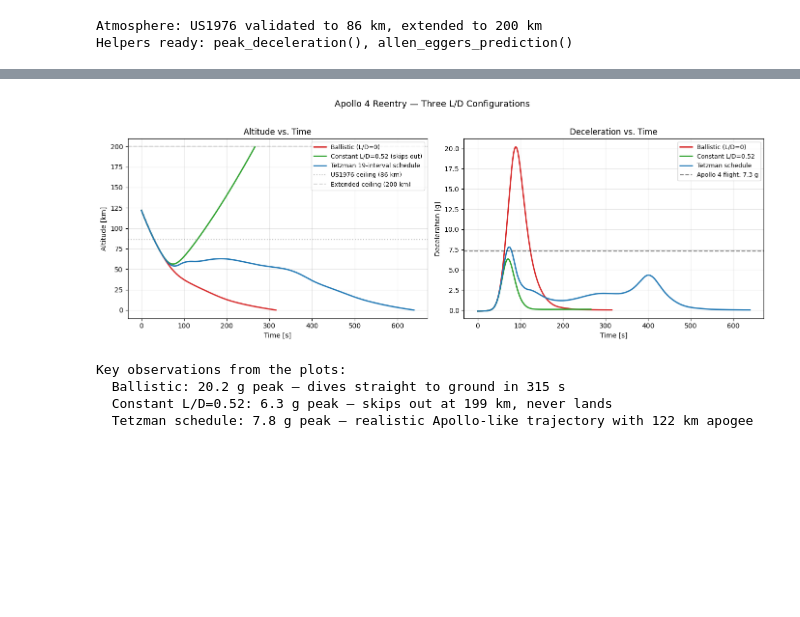
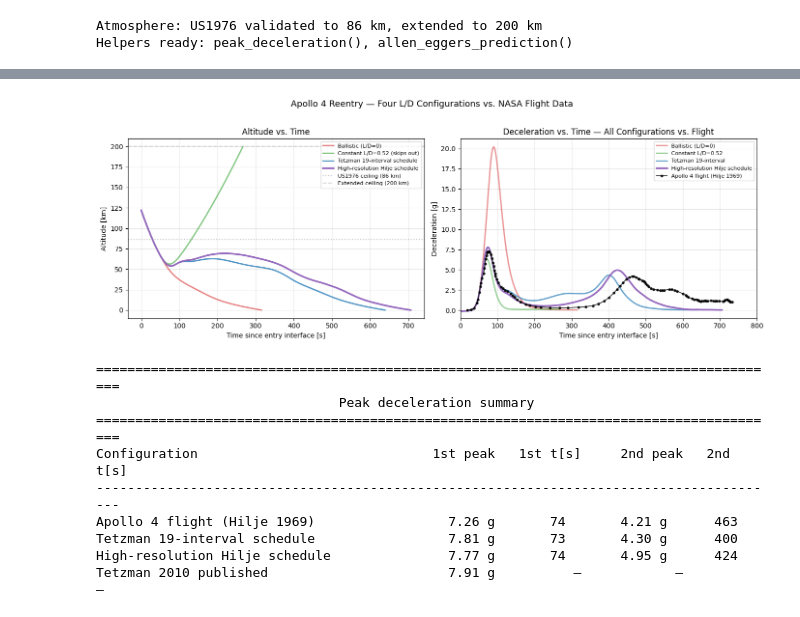
Before and after one commit to marcoravasi1996-gif/Reentrykit, a Jupyter notebook: notebooks/03_real_flight_comparison.ipynb, the cells around one changed output, grey strips where cells are left out. Drawn from its saved outputs; the diff is of its cells as text; code cells hidden in the pictures; blank space fills up the shorter version.

```diff
--- a/notebooks/03_real_flight_comparison.ipynb
+++ b/notebooks/03_real_flight_comparison.ipynb
@@ -214,56 +249,77 @@ Simulator vs. Apollo 4 flight:       +7.0%
 # %%
-"""Apollo 4: visualize the three trajectories to show lift modulation effects."""
+"""Apollo 4: visualize all four simulated trajectories against NASA TN D-5399 flight data."""
 
 fig, axes = plt.subplots(1, 2, figsize=(14, 5))
 
 # --- Left: altitude vs. time ---
 ax = axes[0]
 ax.plot(result_ballistic.time, result_ballistic.altitude / 1000,
-        linewidth=2, label="Ballistic (L/D=0)", color="#d62728")
+        linewidth=2, label="Ballistic (L/D=0)", color="#d62728", alpha=0.6)
 ax.plot(result_constant.time, result_constant.altitude / 1000,
-        linewidth=2, label="Constant L/D=0.52 (skips out)", color="#2ca02c")
+        linewidth=2, label="Constant L/D=0.52 (skips out)", color="#2ca02c", alpha=0.6)
 ax.plot(result_tetzman.time, result_tetzman.altitude / 1000,
-        linewidth=2, label="Tetzman 19-interval schedule", color="#1f77b4")
+        linewidth=2, label="Tetzman 19-interval schedule", color="#1f77b4", alpha=0.8)
+ax.plot(result_highres.time, result_highres.altitude / 1000,
+        linewidth=2.5, label="High-resolution Hilje schedule", color="#9467bd")
 ax.axhline(y=MAX_ALTITUDE / 1000, color="gray", linestyle=":", alpha=0.5,
            label=f"US1976 ceiling ({MAX_ALTITUDE/1000:.0f} km)")
 ax.axhline(y=MAX_EXTENDED_ALTITUDE / 1000, color="gray", linestyle="--", alpha=0.3,
            label=f"Extended ceiling ({MAX_EXTENDED_ALTITUDE/1000:.0f} km)")
-ax.set_xlabel("Time [s]")
+ax.set_xlabel("Time since entry interface [s]")
 ax.set_ylabel("Altitude [km]")
 ax.set_title("Altitude vs. Time")
-ax.legend(loc="upper right", fontsize=9)
+ax.legend(loc="upper right", fontsize=8)
 ax.grid(alpha=0.3)
 
-# --- Right: deceleration magnitude vs. time ---
+# --- Right: deceleration magnitude vs. time, with Apollo flight data overlay ---
 ax = axes[1]
-for result, label, color in [
-    (result_ballistic, "Ballistic (L/D=0)", "#d62728"),
-    (result_constant, "Constant L/D=0.52", "#2ca02c"),
-    (result_tetzman, "Tetzman schedule", "#1f77b4"),
-]:
+configs = [
+    (result_ballistic, "Ballistic (L/D=0)", "#d62728", 2, 0.5),
+    (result_constant, "Constant L/D=0.52", "#2ca02c", 2, 0.5),
+    (result_tetzman, "Tetzman 19-interval", "#1f77b4", 2, 0.7),
+    (result_highres, "High-resolution Hilje schedule", "#9467bd", 2.5, 1.0),
+]
+for result, label, color, lw, alpha in configs:
     dV_dt = np.gradient(result.velocity, result.time)
     g_load = -dV_dt / 9.80665
-    ax.plot(result.time, g_load, linewidth=2, label=label, color=color)
+    ax.plot(result.time, g_load, linewidth=lw, alpha=alpha, label=label, color=color)
 
-ax.axhline(y=7.3, color="black", linestyle="--", alpha=0.5, label="Apollo 4 flight: 7.3 g")
-ax.set_xlabel("Time [s]")
+# Apollo 4 flight data
+ax.plot(apollo_flight_time, apollo_flight_g,
+        marker="o", linestyle="-", markersize=3, linewidth=1.2,
+        label="Apollo 4 flight (Hilje 1969)", color="black", alpha=0.85, zorder=10)
+
+ax.set_xlabel("Time since entry interface [s]")
 ax.set_ylabel("Deceleration [g]")
-ax.set_title("Deceleration vs. Time")
-ax.legend(loc="upper right", fontsize=9)
+ax.set_title("Deceleration vs. Time — All Configurations vs. Flight")
+ax.legend(loc="upper right", fontsize=8)
 ax.grid(alpha=0.3)
-ax.set_ylim(bottom=-1)  # clip small negative numerical noise
+ax.set_xlim(left=0, right=800)
+ax.set_ylim(bottom=-1)
 
-plt.suptitle("Apollo 4 Reentry — Three L/D Configurations", fontsize=13, y=1.02)
+plt.suptitle("Apollo 4 Reentry — Four L/D Configurations vs. NASA Flight Data",
+             fontsize=13, y=1.02)
 plt.tight_layout()
 plt.show()
 
-print("\nKey observations from the plots:")
-print(f"  Ballistic: {peak_bg:.1f} g peak — dives straight to ground in {result_ballistic.time[-1]:.0f} s")
-print(f"  Constant L/D=0.52: {peak_cg:.1f} g peak — skips out at {result_constant.altitude.max()/1000:.0f} km, never lands")
-print(f"  Tetzman schedule: {peak_tg:.1f} g peak — realistic Apollo-like trajectory with {result_tetzman.altitude.max()/1000:.0f} km apogee")
+# --- Summary table ---
+print("=" * 88)
+print(f"{'Peak deceleration summary':^88}")
+print("=" * 88)
+print(f"{'Configuration':<38} {'1st peak':>12} {'1st t[s]':>10} {'2nd peak':>12} {'2nd t[s]':>10}")
+print("-" * 88)
+print(f"{'Apollo 4 flight (Hilje 1969)':<38} {apollo_first_peak_g:>10.2f} g {apollo_first_peak_time:>8.0f} {apollo_second_peak_g:>10.2f} g {apollo_second_peak_time:>8.0f}")
+print(f"{'Tetzman 19-interval schedule':<38} {7.81:>10.2f} g {73:>8.0f} {4.30:>10.2f} g {400:>8.0f}")
+print(f"{'High-resolution Hilje schedule':<38} {peak_hg:>10.2f} g {peak_htime:>8.0f} {second_peak_hg:>10.2f} g {second_peak_htime:>8.0f}")
+print(f"{'Tetzman 2010 published':<38} {7.91:>10.2f} g {'—':>10} {'—':>12} {'—':>10}")
 # %% [output]
-[figure, old version]
+[figure, new version]
-Key observations from the plots:
-  Ballistic: 20.2 g peak — dives straight to ground in 315 s
-  Constant L/D=0.52: 6.3 g peak — skips out at 199 km, never lands
-  Tetzman schedule: 7.8 g peak — realistic Apollo-like trajectory with 122 km apogee
+========================================================================================
+                               Peak deceleration summary
+========================================================================================
+Configuration                              1st peak   1st t[s]     2nd peak   2nd t[s]
+----------------------------------------------------------------------------------------
+Apollo 4 flight (Hilje 1969)                 7.26 g       74       4.21 g      463
+Tetzman 19-interval schedule                 7.81 g       73       4.30 g      400
+High-resolution Hilje schedule               7.77 g       74       4.95 g      424
+Tetzman 2010 published                       7.91 g          —            —          —
```
Also changed, not shown: parts of 4 cells of this notebook.
